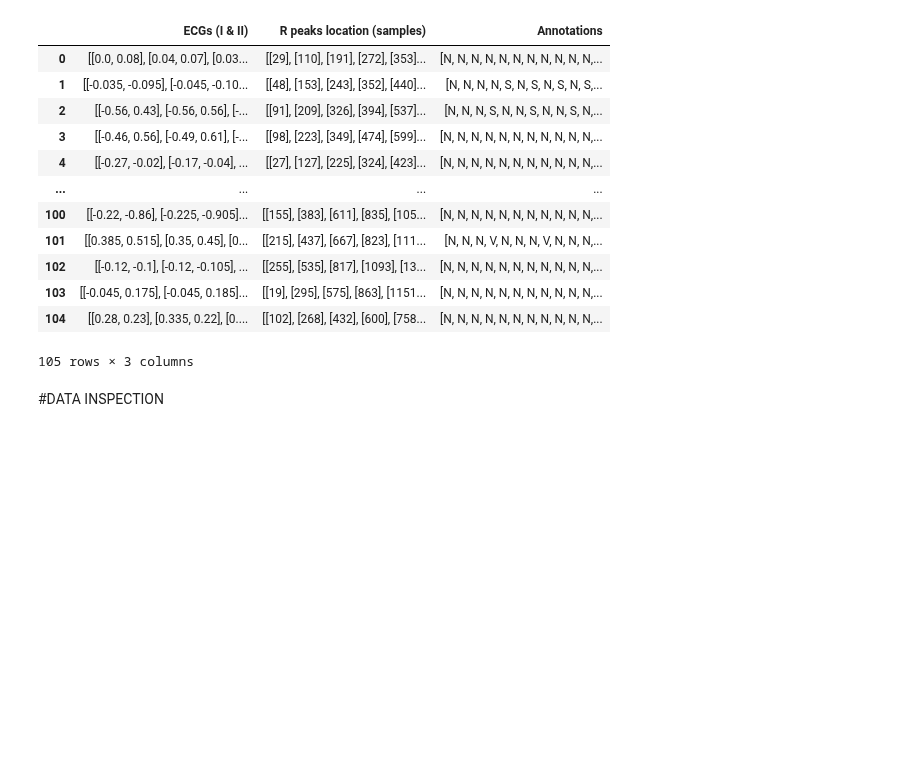
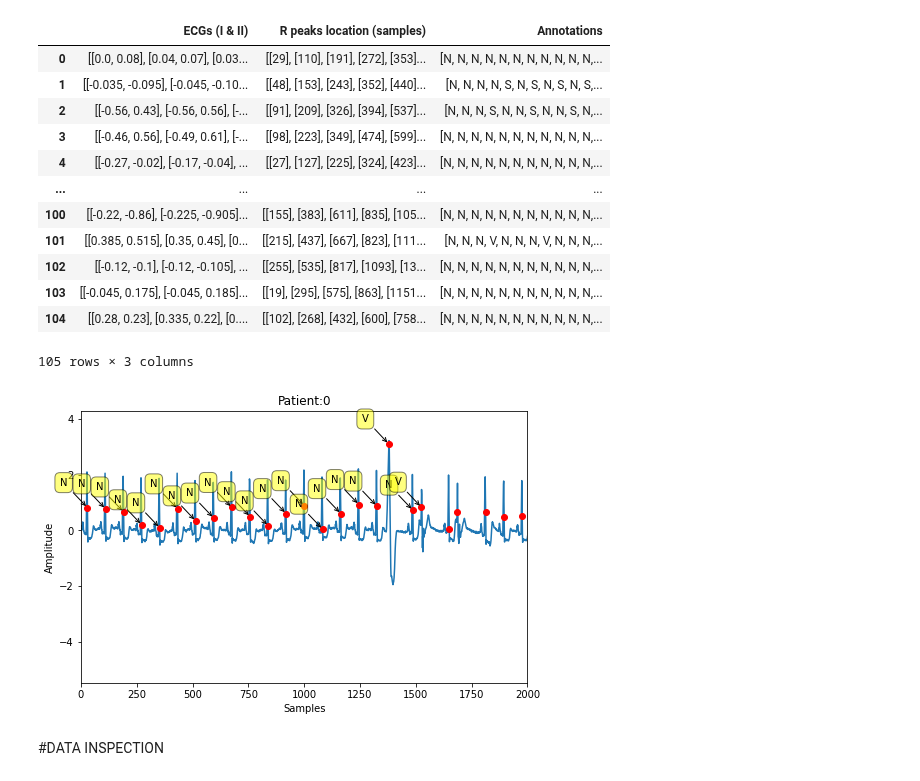
Before and after one commit to alice202122/AI_PROJECT, a Jupyter notebook: AI_Assignment.ipynb, the cells around one changed output. Cells and saved outputs as stored; diff of their text form; code cells hidden in the pictures; blank space fills up the shorter version.

```diff
--- a/AI_Assignment.ipynb
+++ b/AI_Assignment.ipynb
@@ -160,6 +162,38 @@ data
 105 rows × 3 columns
 # %%
 data = data.values.tolist()
+# %%
+patient = 0                                  # patient S001_128
+ECG = 0                                      # ECGs are stored in the first column of the data matrix
+Ilead = 0                                    # I lead is stored in the first column of the ECGs
+IIlead = 1                                   # II lead is stored in the first column of the ECGs
+ECG_I = data[patient][ECG][:,Ilead]          # ECG I lead from patient S001_128
+ECG_II = data[patient][ECG][:,IIlead]        # ECG II lead from patient S001_128
+anns = 2                                     # annotations are stored in the third column of the data matrix
+
+fs = 128
+delta_fs = 1/fs                                          # sampling interval (s)
+duration = int(delta_fs*(len(ECG_I)))                    # signal duration (s)
+samples = duration*fs                                    # number of samples
+timevec = np.linspace(0, duration, samples, False)
+
+plt.title("Patient:" + str(patient))
+plt.plot(ECG_I, color='C0')
+plt.plot(Rpks[patient], ECG_I[Rpks[patient]], color='r', marker='o', linestyle='None')
+plt.xlabel("Samples")
+plt.xlim(0, 2000)
+plt.ylabel("Amplitude")
+
+labels = ['{}'.format(i) for i in data[patient][anns]]
+for label, x, y in zip(labels, Rpks[patient][:20], ECG_I[Rpks[patient][:20]]):
+    plt.annotate(
+        label,
+        xy=(x, y), xytext=(-20, 20),
+        textcoords='offset points', ha='right', va='bottom',
+        bbox=dict(boxstyle='round,pad=0.5', fc='yellow', alpha=0.5),
+        arrowprops=dict(arrowstyle = '->', connectionstyle='arc3,rad=0'))
+# %% [output]
+[figure, added]
 # %% [markdown]
 #DATA INSPECTION
 # %% [markdown]
```
Also changed, not shown: parts of 5 cells of this notebook.
